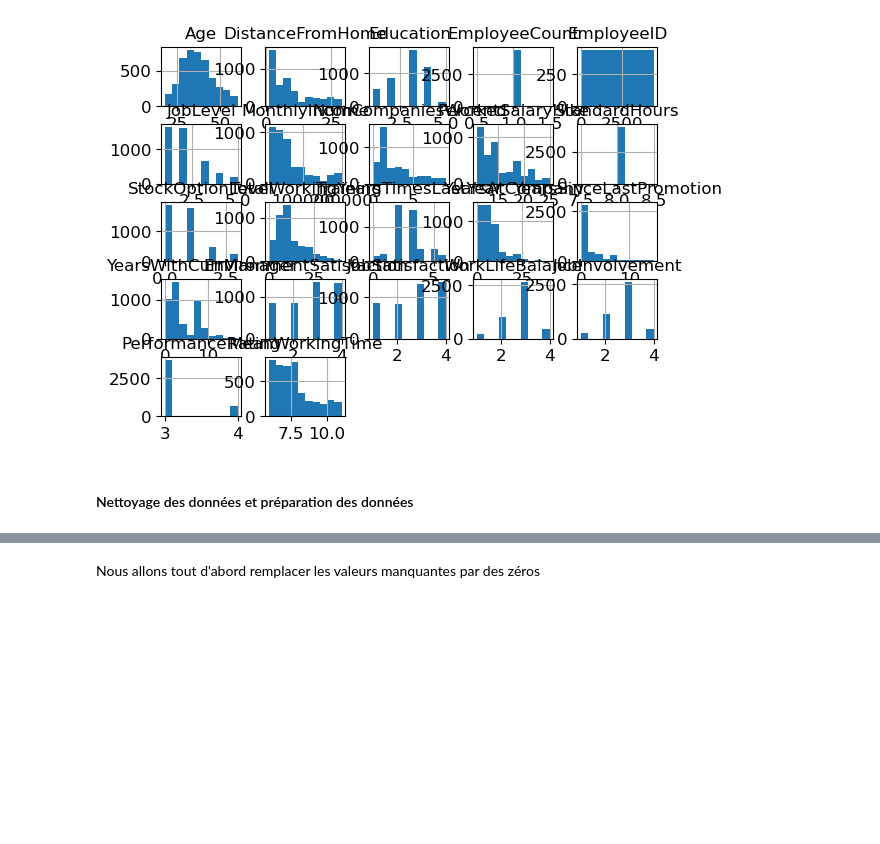
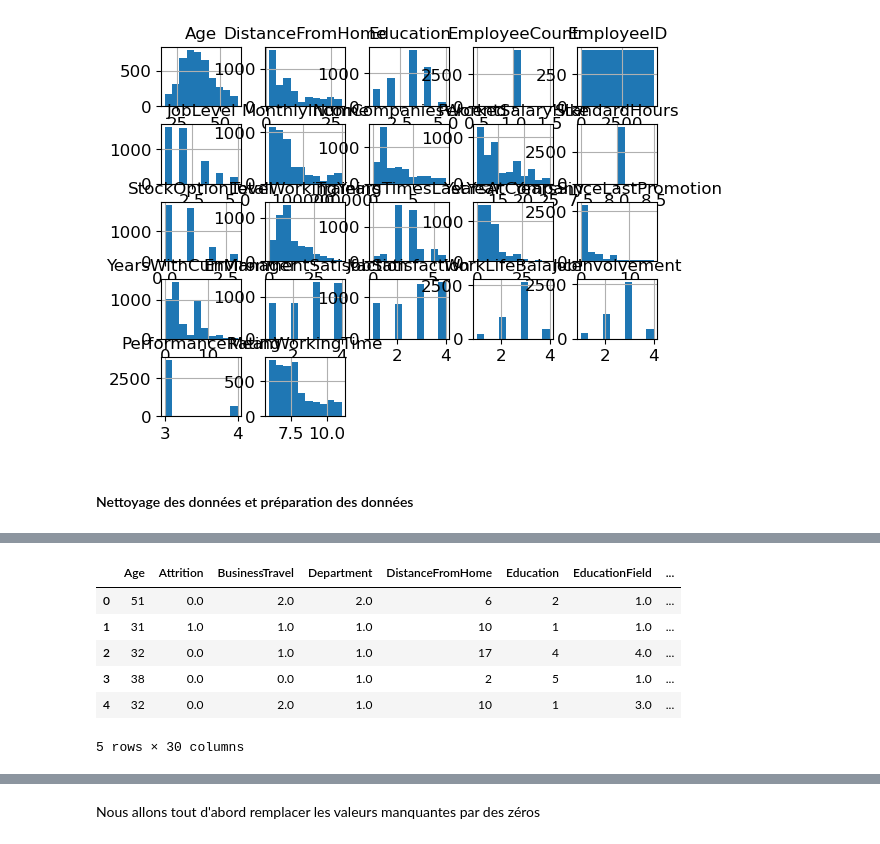
Before and after one commit to Landrien/IA, a Jupyter notebook: Projet/Projet_1.ipynb, the cells around one changed output, grey strips where cells are left out. Saved outputs shown, nothing was run; the diff lists cells and outputs as text; code cells hidden in the pictures; blank space fills up the shorter version.

```diff
--- a/Projet/Projet_1.ipynb
+++ b/Projet/Projet_1.ipynb
@@ -305,0 +329,11 @@ array([[<AxesSubplot:title={'center':'Age'}>,
+# %%
+Merged_dataCpy.update(merged_cat_encoded)
+Merged_dataCpy.head()
+# %% [output]
+|  | Age | Attrition | BusinessTravel | Department | DistanceFromHome | Education | EducationField | ... |
+| 0 | 51 | 0.0 | 2.0 | 2.0 | 6 | 2 | 1.0 | ... |
+| 1 | 31 | 1.0 | 1.0 | 1.0 | 10 | 1 | 1.0 | ... |
+| 2 | 32 | 0.0 | 1.0 | 1.0 | 17 | 4 | 4.0 | ... |
+| 3 | 38 | 0.0 | 0.0 | 1.0 | 2 | 5 | 1.0 | ... |
+| 4 | 32 | 0.0 | 2.0 | 1.0 | 10 | 1 | 3.0 | ... |
+5 rows × 30 columns
```
Also changed, not shown: parts of 4 cells of this notebook.
